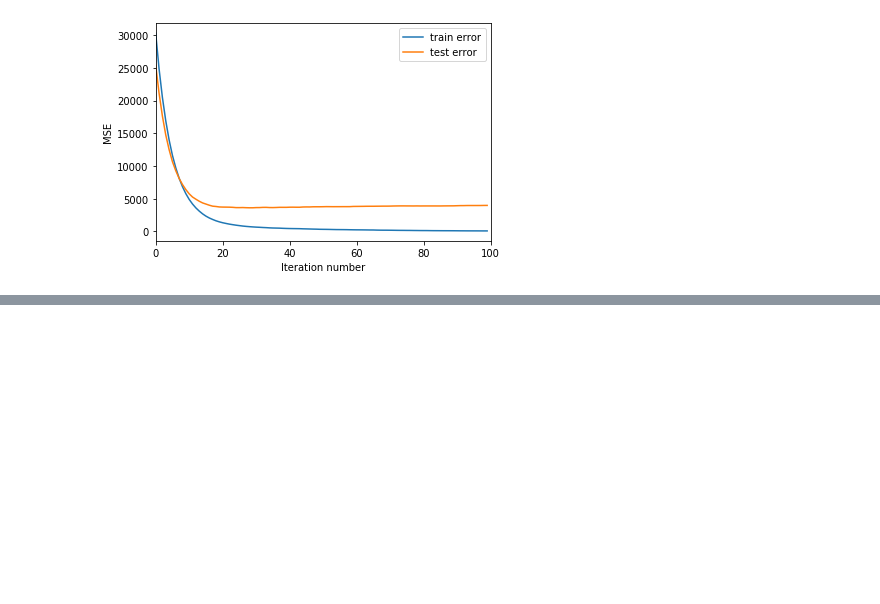
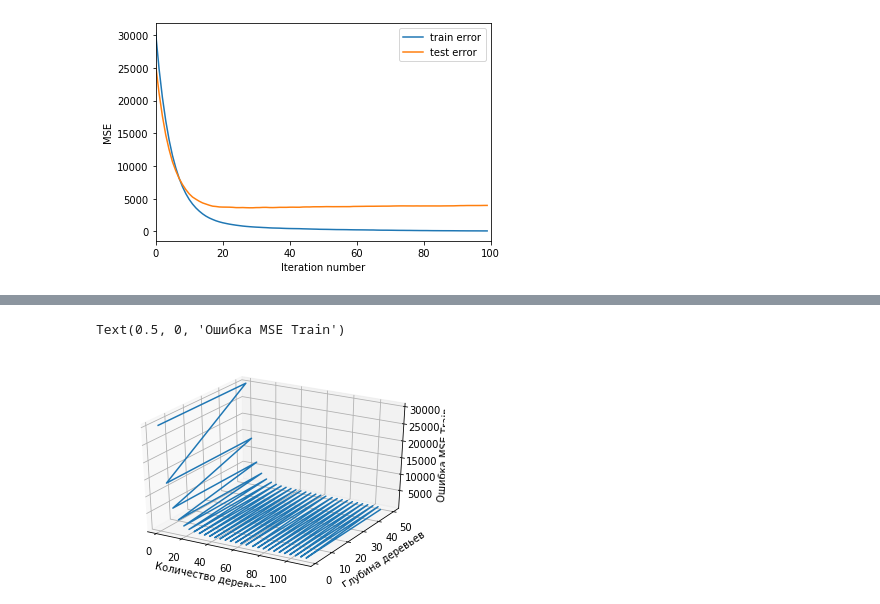
Before and after one commit to eridanletalis/mlalgs, a Jupyter notebook: algml_hw_6.ipynb, the cells around one changed output, grey strips where cells are left out. Drawn from its saved outputs; the diff is of its cells as text; code cells hidden in the pictures; blank space fills up the shorter version.

```diff
--- a/algml_hw_6.ipynb
+++ b/algml_hw_6.ipynb
@@ -173,0 +174,3 @@ graph
+# %%
+plot_xyz = graph.copy()
+plot_xyz = np.array(plot_xyz)
@@ -173,0 +180,10 @@ graph
+# %%
+fig = plt.figure()
+ax = fig.add_subplot(projection='3d')
+ax.plot(plot_xyz[:,0], plot_xyz[:,1], plot_xyz[:,2], label='')
+ax.set_xlabel("Количество деревьев")
+ax.set_ylabel("Глубина деревьев")
+ax.set_zlabel("Ошибка MSE Train")
+# %% [output]
+Text(0.5, 0, 'Ошибка MSE Train')
+[figure, added]
```
Also changed, not shown: parts of 6 cells of this notebook.
